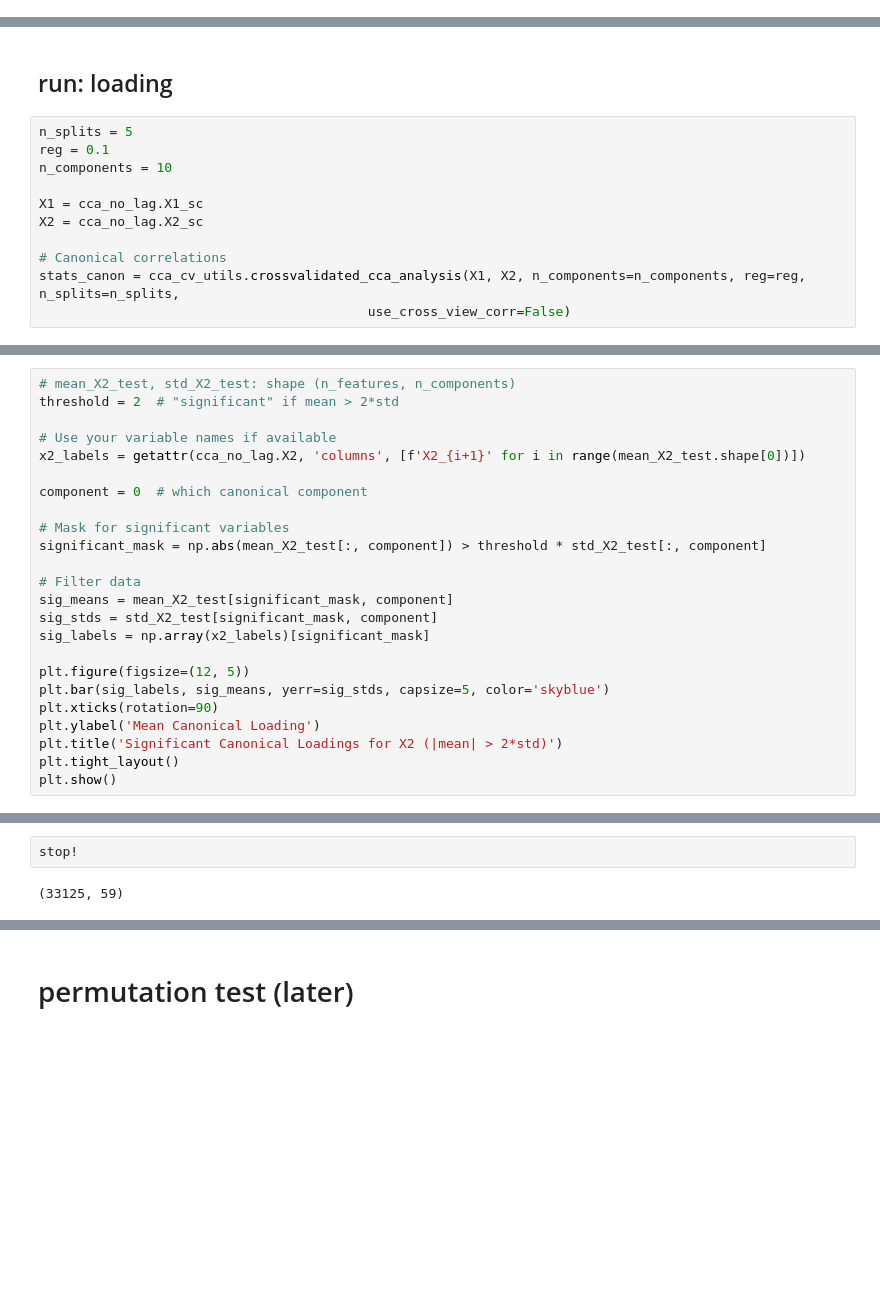
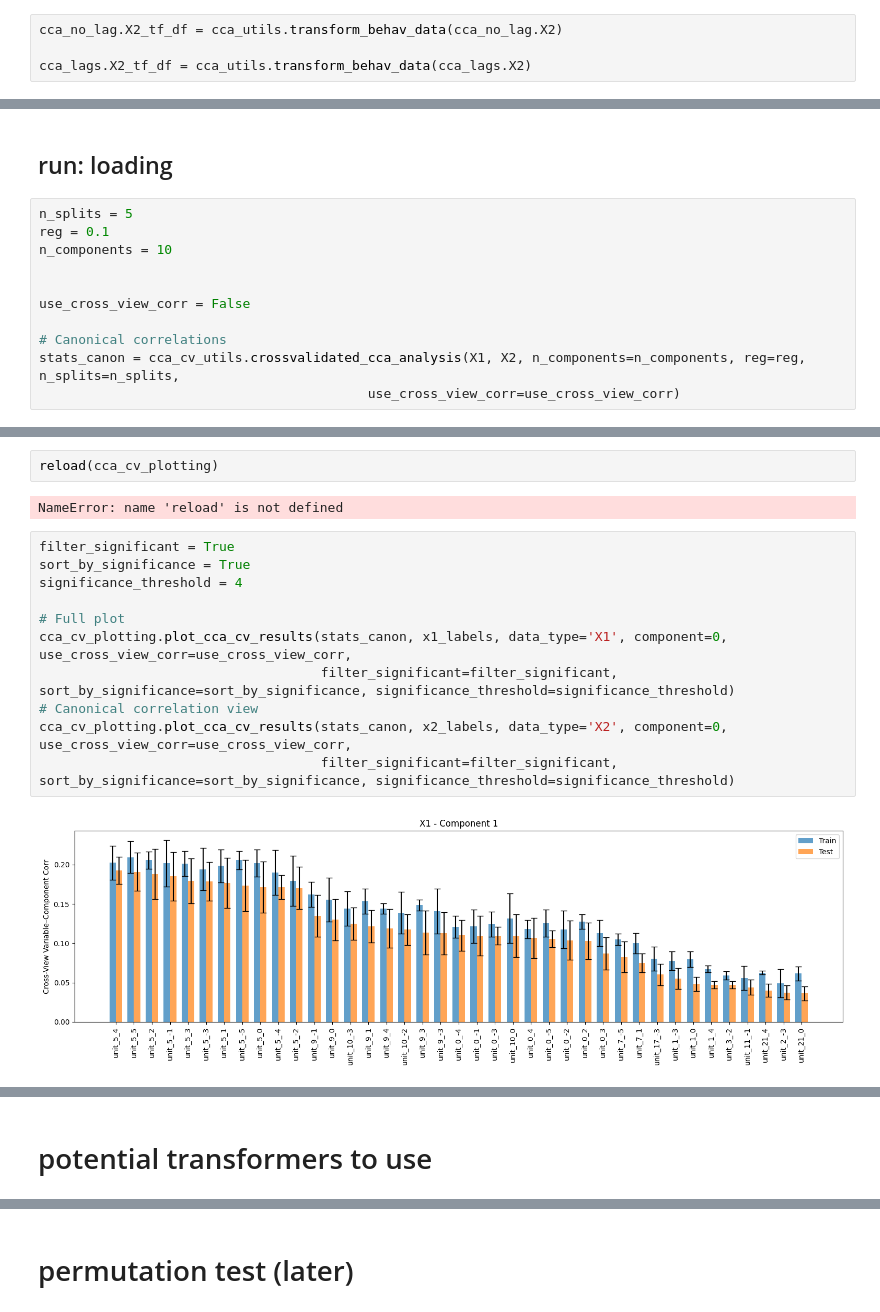
Before and after one commit to CiciDu/multiff_analysis, a Jupyter notebook: notebooks/neural_data_analysis/decoding_current_targets/decoding_current_targets_CCA.ipynb, the cells around one changed output, grey strips where cells are left out. Drawn from its saved outputs; the diff is of its cells as text; blank space fills up the shorter version.

Commit message:
before combining use_cross_view_corr equals True or False

```diff
--- a/notebooks/neural_data_analysis/decoding_current_targets/decoding_current_targets_CCA.ipynb
+++ b/notebooks/neural_data_analysis/decoding_current_targets/decoding_current_targets_CCA.ipynb
@@ -378,0 +289,4 @@ cca_lag_vs_no_lag_plotting.plot_lag_offset_train_test_overlap(combined_X2_df, 'D
+# %%
+cca_no_lag.X2_tf_df = cca_utils.transform_behav_data(cca_no_lag.X2)
+
+cca_lags.X2_tf_df = cca_utils.transform_behav_data(cca_lags.X2)
@@ -402,9 +338,9 @@ n_splits = 5
 reg = 0.1
 n_components = 10
 
-X1 = cca_no_lag.X1_sc
-X2 = cca_no_lag.X2_sc
+
+use_cross_view_corr = False
 
 # Canonical correlations
 stats_canon = cca_cv_utils.crossvalidated_cca_analysis(X1, X2, n_components=n_components, reg=reg, n_splits=n_splits,
-                                          use_cross_view_corr=False)
+                                          use_cross_view_corr=use_cross_view_corr)
@@ -536,24 +354,0 @@ plt.show()
-# %%
-# mean_X2_test, std_X2_test: shape (n_features, n_components)
-threshold = 2  # "significant" if mean > 2*std
-
-# Use your variable names if available
-x2_labels = getattr(cca_no_lag.X2, 'columns', [f'X2_{i+1}' for i in range(mean_X2_test.shape[0])])
-
-component = 0  # which canonical component
-
-# Mask for significant variables
-significant_mask = np.abs(mean_X2_test[:, component]) > threshold * std_X2_test[:, component]
-
-# Filter data
-sig_means = mean_X2_test[significant_mask, component]
-sig_stds = std_X2_test[significant_mask, component]
-sig_labels = np.array(x2_labels)[significant_mask]
-
-plt.figure(figsize=(12, 5))
-plt.bar(sig_labels, sig_means, yerr=sig_stds, capsize=5, color='skyblue')
-plt.xticks(rotation=90)
-plt.ylabel('Mean Canonical Loading')
-plt.title('Significant Canonical Loadings for X2 (|mean| > 2*std)')
-plt.tight_layout()
-plt.show()
@@ -695,4 +355,17 @@ Best combo: ('poly2', 'log') with score: 0.32849114025668413
-# %%
-stop!
-# %% [output]
-(33125, 59)
+# %%
+reload(cca_cv_plotting)
+# %% [output]
+NameError: name 'reload' is not defined
+# %%
+filter_significant = True
+sort_by_significance = True
+significance_threshold = 4
+
+# Full plot
+cca_cv_plotting.plot_cca_cv_results(stats_canon, x1_labels, data_type='X1', component=0, use_cross_view_corr=use_cross_view_corr,
+                                    filter_significant=filter_significant, sort_by_significance=sort_by_significance, significance_threshold=significance_threshold)
+# Canonical correlation view
+cca_cv_plotting.plot_cca_cv_results(stats_canon, x2_labels, data_type='X2', component=0, use_cross_view_corr=use_cross_view_corr,
+                                    filter_significant=filter_significant, sort_by_significance=sort_by_significance, significance_threshold=significance_threshold)
+# %% [output]
+[figure, added]
@@ -698,0 +373,2 @@ stop!
+# %% [markdown]
+# potential transformers to use
```
Also changed, not shown: parts of 52 cells of this notebook, 24 other files.
